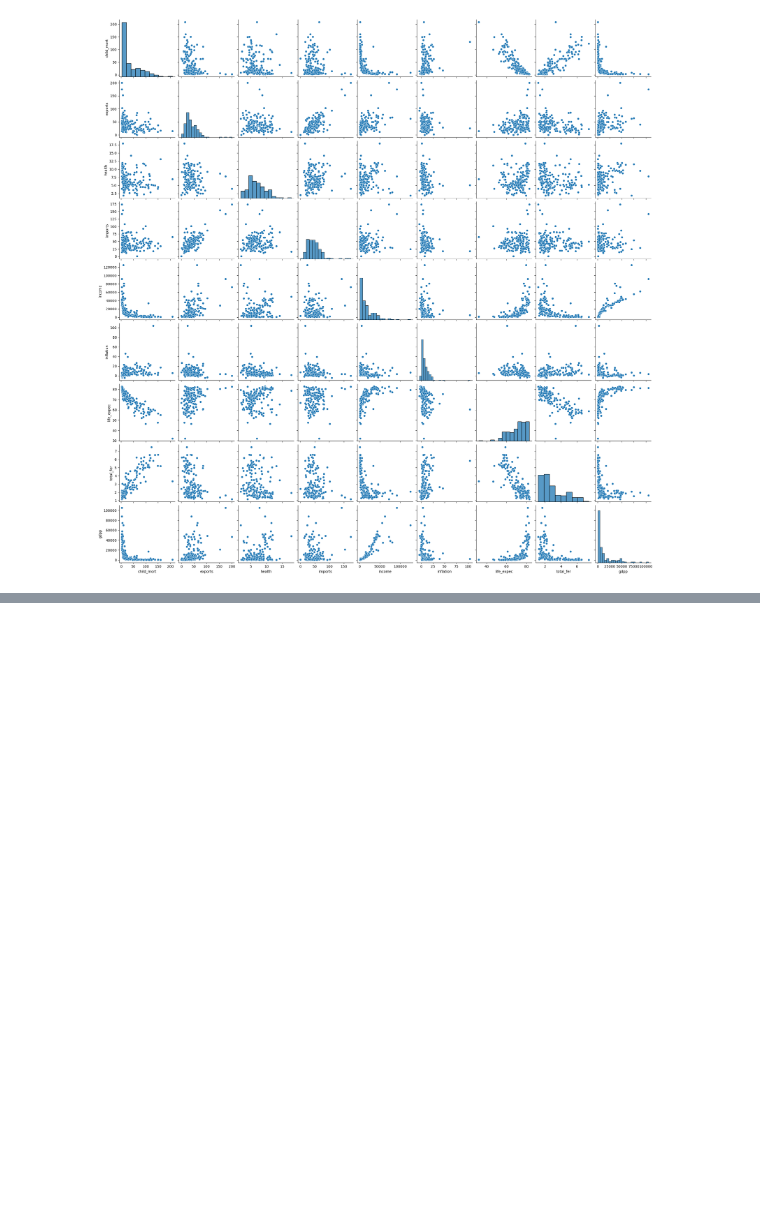
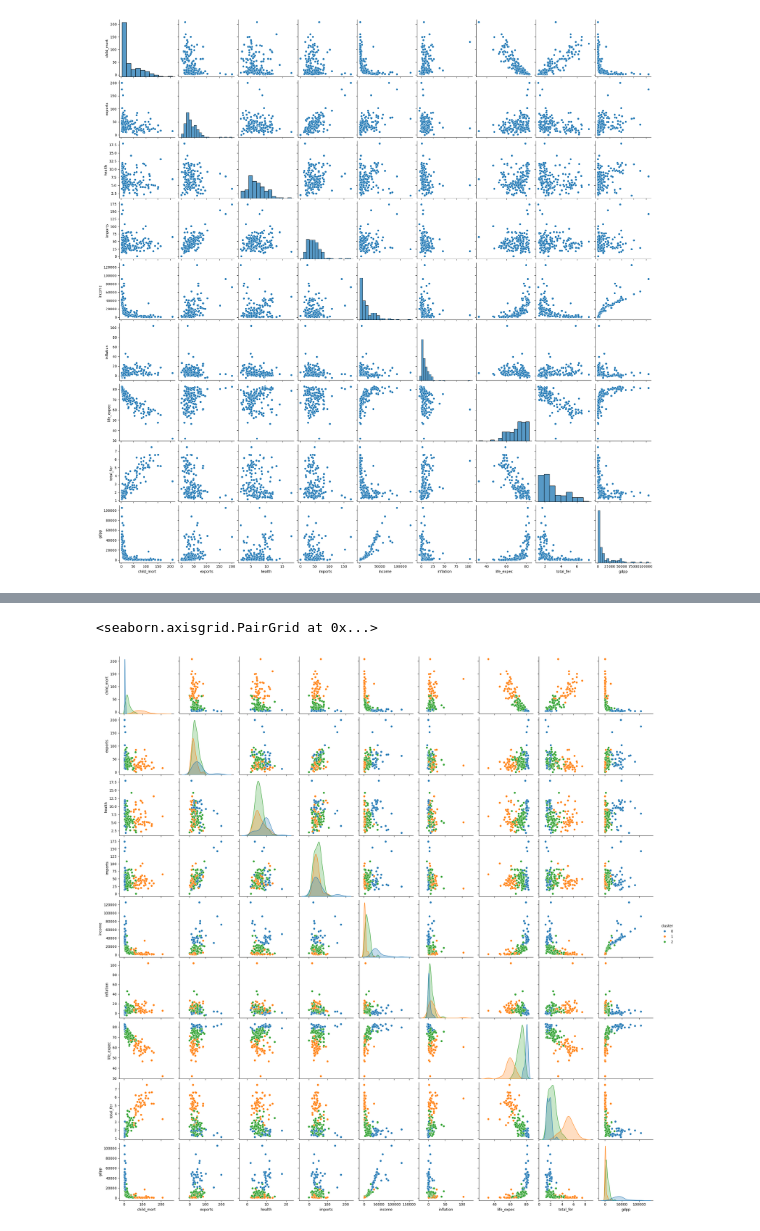
Before and after one commit to Dhonrian/pos_ifnet, a Jupyter notebook: 25E4_2/clusterizacao.ipynb, the cells around one changed output, grey strips where cells are left out. Cells and saved outputs as stored; diff of their text form; code cells hidden in the pictures; blank space fills up the shorter version.

Commit message:
✨ add kmeans and agg cluster

```diff
--- a/25E4_2/clusterizacao.ipynb
+++ b/25E4_2/clusterizacao.ipynb
@@ -68,0 +100,14 @@ sns.pairplot(df)
+# %%
+scaler = StandardScaler()
+X = scaler.fit_transform(df)
+# %%
+CLUSTERS = 3
+SEED = 10
+
+kmeans = KMeans(n_clusters=CLUSTERS, random_state=SEED).fit(X)
+df['cluster'] = kmeans.labels_
+# %%
+sns.pairplot(df, hue='cluster', palette='tab10')
+# %% [output]
+<seaborn.axisgrid.PairGrid at 0x...>
+[figure, added]
```
Also changed, not shown: parts of 6 cells of this notebook.
